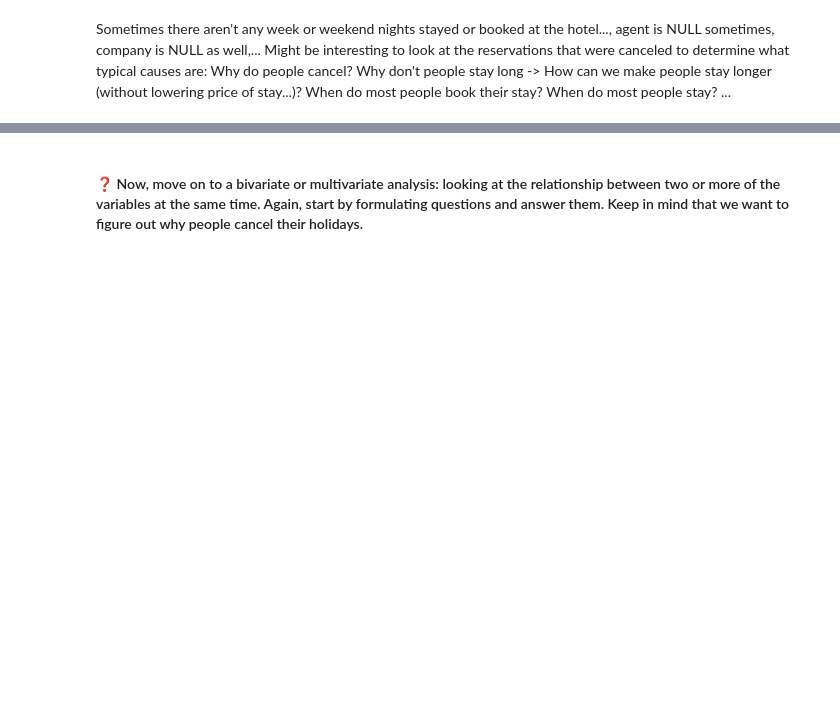
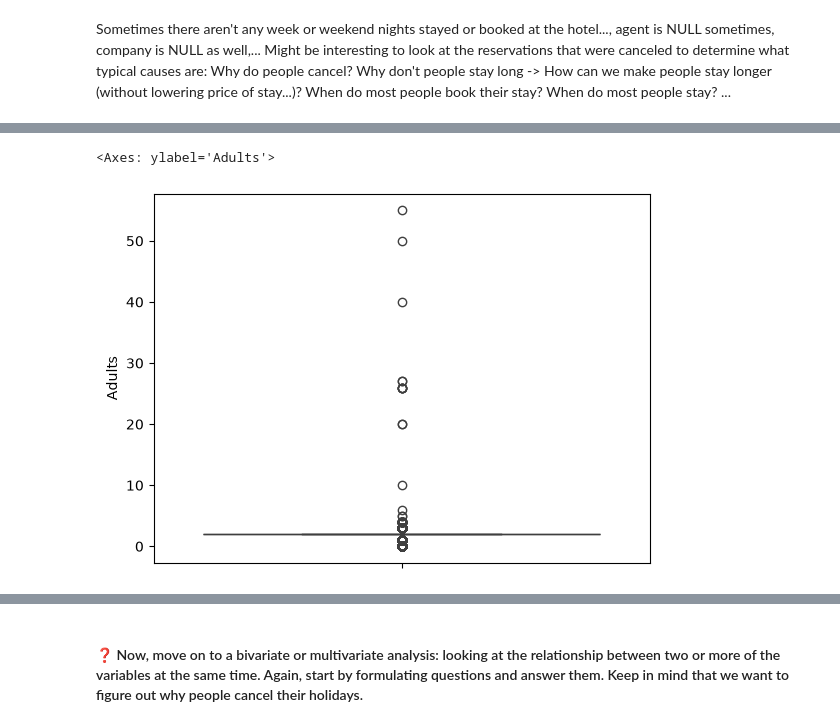
Before and after one commit to ManoahKinnaert/DAML, a Jupyter notebook: lab7_ti/lab_7_classification.ipynb, the cells around one changed output, grey strips where cells are left out. Cells and saved outputs as stored; diff of their text form; code cells hidden in the pictures; blank space fills up the shorter version.

```diff
--- a/lab7_ti/lab_7_classification.ipynb
+++ b/lab7_ti/lab_7_classification.ipynb
@@ -178,0 +195,5 @@ canceled_reservations.head()
+# %%
+sns.boxplot(hotel_df["Adults"])
+# %% [output]
+<Axes: ylabel='Adults'>
+[figure, added]
```
Also changed, not shown: parts of 6 cells of this notebook.
